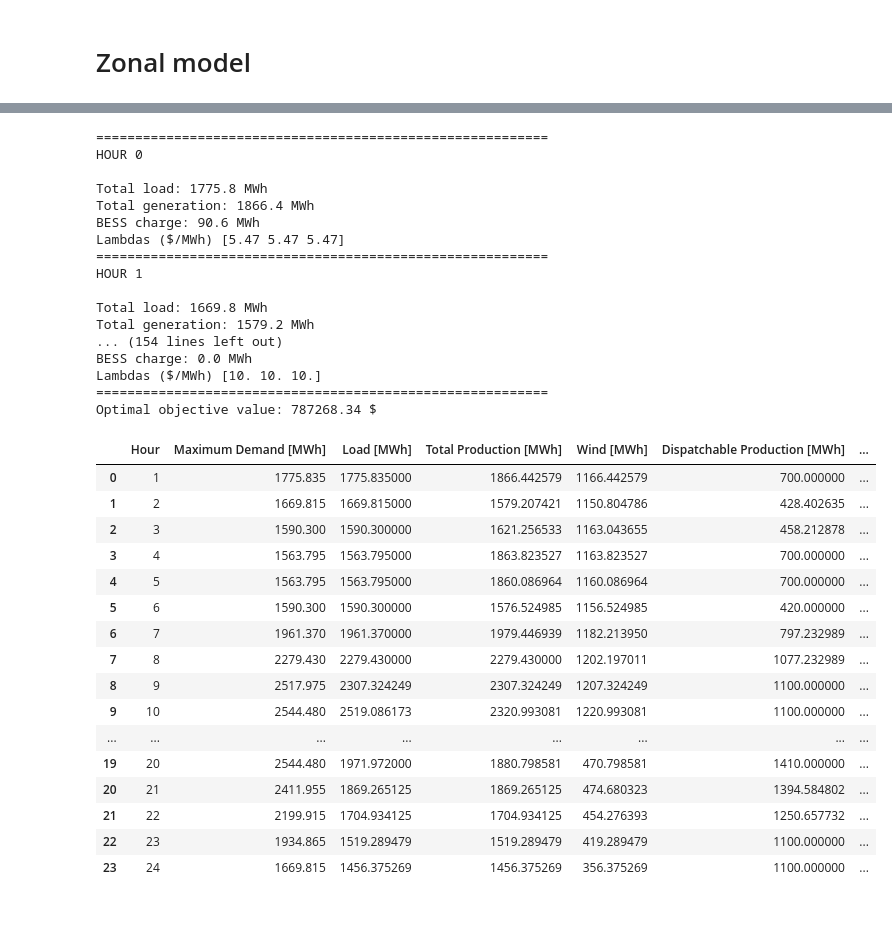
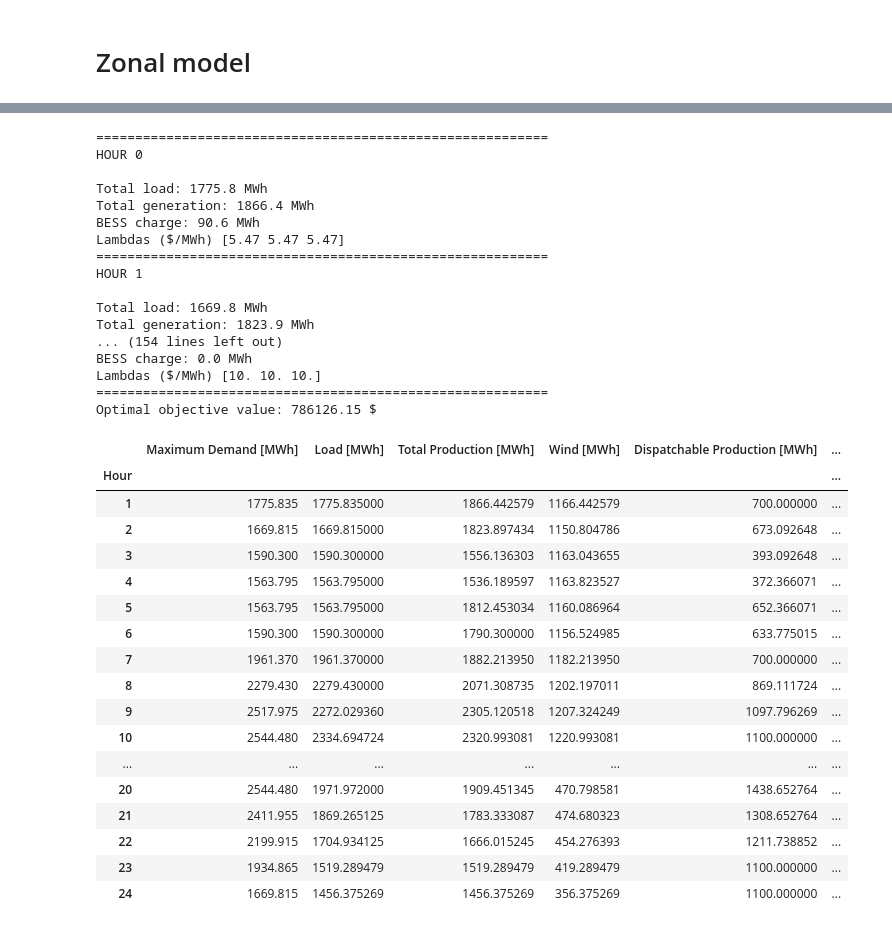
Before and after one commit to Hvid1999/46755, a Jupyter notebook: Assignment 1/task_4.ipynb, the cells around one changed output, grey strips where cells are left out. Saved outputs shown, nothing was run; the diff lists cells and outputs as text; code cells hidden in the pictures.

Commit message:
Fixed zonal flows and added a zonal overview printout

```diff
--- a/Assignment 1/task_4.ipynb
+++ b/Assignment 1/task_4.ipynb
@@ -527,13 +524,16 @@ plt.show()
 ZONE_NODES = {
     0: [1, 2, 3, 4, 5, 6, 7, 8, 9, 10],
     1: [11, 12, 13, 14, 15, 19, 20, 23, 24],
-    2: [16, 17, 18, 21, 22]} # NOTE zero-indexed
+    2: [16, 17, 18, 21, 22]} # NOTE that the nodes are 1-indexed
 Z = 3 #number of zones
 
 ATC = {
     (0, 1): 500,
     (0, 2): 500,
-    (1, 2): 500
+    (1, 0): 500,
+    (1, 2): 500,
+    (2, 0): 500,
+    (2, 1): 500
 }
 
 SOC_max = 100 # Maximum SOC capacity of each battery (MWh)
@@ -566,18 +566,24 @@ m.setObjective(obj, direction)
 for t in range(T):
     m.addConstrs(gb.quicksum(p_D[d,t] for d in range(D) if (load_distribution.loc[d, 'Node'] in ZONE_NODES[a]))
                     - gb.quicksum(p_G[g,t] for g in range(G) if (gen_nodes.loc[g, 'Node'] in ZONE_NODES[a]))
-                    + gb.quicksum(p_B[b,t] for b in range(B) if (BESS_NODES[b] in ZONE_NODES[a]))
-                    + gb.quicksum(flow[a,j,t] for j in range(Z) if a != j)
-                    - gb.quicksum(flow[j,a,t] for j in range(Z) if a != j)
+                    + gb.quicksum(p_B[b,t] for b in range(B) if ((BESS_NODES[b] + 1) in ZONE_NODES[a])) #note that BESS_NODES is 0-indexed, while the nodes are 1-indexed, so we add 1
+                    + gb.quicksum(flow[a,j,t] for j in range(Z) if a != j) #flow out of the area is "demand"
                     == 0 for a in range(Z))
 
-#The sum of all flows from each zone to all other zones must be zero
-#m.addConstrs(gb.quicksum(flow[a,j,t] for a in range(Z) if a != j) == 0 for j in range(Z) for t in range(T))
+#============= Cross-zonal flow =============
+#no flow from a zone to itself
+for t in range(T):
+    for a in range(Z):
+        flow[a,a,t].lb = 0
+        flow[a,a,t].ub = 0
 
-#============= Cross-zonal flow constraints (ATC) =============
+#Flow in one direction is equal to the negative flow in the opposite direction
+m.addConstrs(flow[a,b,t] == -1 * flow[b,a,t] for a in range(Z) for b in range(Z) if a != b for t in range(T))
+
+#ATC (Available Transmission Capacity) constraints
 for t in range(T):
-    m.addConstrs(flow[a,b,t] <= ATC[(a,b)] for a in range(Z) for b in range(a,Z) if a != b)
-    m.addConstrs(flow[a,b,t] >= -1 * ATC[(a,b)] for a in range(Z) for b in range(a,Z) if a != b)
+    m.addConstrs(flow[a,b,t] <= ATC[(a,b)] for a in range(Z) for b in range(Z) if a != b)
+    m.addConstrs(flow[a,b,t] >= -1 * ATC[(a,b)] for a in range(Z) for b in range(Z) if a != b)
 
 #============= Generator limits and ramping constraints ============
 m.addConstrs(p_G[g,t] <= (gen_data['P max MW'].iloc[g]) for g in range(GC) for t in range(T)) #conventinal generator upper limits
@@ -703,13 +709,13 @@ if m.status == gb.GRB.OPTIMAL:
 
         zone_flows = pd.DataFrame(columns=['From', 'To', 'Flow', 'Loading Percentage'])
         for a in range(Z):
-            for b in range(a, Z): #Avoid duplicates by starting the indexing of b at a
+            for b in range(Z): #Avoid duplicates by starting the indexing of b at a
                     if (a != b):
                         zonal_flow = flow[a,b,t].x #flow from a to b
 
                         loading_percentage = (abs(zonal_flow) / ATC[(a,b)]) * 100
 
-                        new_row = {'From': [a], 'To': [b], 'Flow': [zonal_flow], 'Loading Percentage':loading_percentage}
+                        new_row = {'From': [a + 1], 'To': [b + 1], 'Flow': [zonal_flow], 'Loading Percentage':loading_percentage}
                         zone_flows = pd.concat([zone_flows, pd.DataFrame(new_row)], axis=0)
         lambda_df = pd.DataFrame(data=np.zeros(Z), columns=['lambda'])
         lambda_hour = np.array(dual_values[(0 + t * Z) : (Z + t * Z)]) #due to per-unitization, they are 100 (S_BASE_MVA) times larger than the actual values
@@ -752,50 +758,51 @@ if m.status == gb.GRB.OPTIMAL:
         print("Total load: %.1f MWh" % sum_load)
         print("Total generation: %.1f MWh" % sum_production)
         print("BESS charge: %.1f MWh" % sum_bess_charge)
         print("Lambdas ($/MWh)", lambda_hour)
 
 
     print('==========================================================')
     print("Optimal objective value: %.2f $" % m.objVal)
-
+    overview = overview.set_index('Hour')
     results['overview'] = overview.copy(deep=True)
 
 else:
     print("Optimization was not successful.")
 
 overview
 # %% [output]
 ==========================================================
 HOUR 0
 
 Total load: 1775.8 MWh
 Total generation: 1866.4 MWh
 BESS charge: 90.6 MWh
 Lambdas ($/MWh) [5.47 5.47 5.47]
 ==========================================================
 HOUR 1
 
 Total load: 1669.8 MWh
-Total generation: 1579.2 MWh
+Total generation: 1823.9 MWh
 ... (154 lines left out)
 BESS charge: 0.0 MWh
 Lambdas ($/MWh) [10. 10. 10.]
 ==========================================================
-Optimal objective value: 787268.34 $
+Optimal objective value: 786126.15 $
-|  | Hour | Maximum Demand [MWh] | Load [MWh] | Total Production [MWh] | Wind [MWh] | Dispatchable Production [MWh] | ... |
-| 0 | 1 | 1775.835 | 1775.835000 | 1866.442579 | 1166.442579 | 700.000000 | ... |
-| 1 | 2 | 1669.815 | 1669.815000 | 1579.207421 | 1150.804786 | 428.402635 | ... |
-| 2 | 3 | 1590.300 | 1590.300000 | 1621.256533 | 1163.043655 | 458.212878 | ... |
-| 3 | 4 | 1563.795 | 1563.795000 | 1863.823527 | 1163.823527 | 700.000000 | ... |
-| 4 | 5 | 1563.795 | 1563.795000 | 1860.086964 | 1160.086964 | 700.000000 | ... |
-| 5 | 6 | 1590.300 | 1590.300000 | 1576.524985 | 1156.524985 | 420.000000 | ... |
-| 6 | 7 | 1961.370 | 1961.370000 | 1979.446939 | 1182.213950 | 797.232989 | ... |
-| 7 | 8 | 2279.430 | 2279.430000 | 2279.430000 | 1202.197011 | 1077.232989 | ... |
-| 8 | 9 | 2517.975 | 2307.324249 | 2307.324249 | 1207.324249 | 1100.000000 | ... |
-| 9 | 10 | 2544.480 | 2519.086173 | 2320.993081 | 1220.993081 | 1100.000000 | ... |
-| ... | ... | ... | ... | ... | ... | ... | ... |
-| 19 | 20 | 2544.480 | 1971.972000 | 1880.798581 | 470.798581 | 1410.000000 | ... |
-| 20 | 21 | 2411.955 | 1869.265125 | 1869.265125 | 474.680323 | 1394.584802 | ... |
-| 21 | 22 | 2199.915 | 1704.934125 | 1704.934125 | 454.276393 | 1250.657732 | ... |
-| 22 | 23 | 1934.865 | 1519.289479 | 1519.289479 | 419.289479 | 1100.000000 | ... |
-| 23 | 24 | 1669.815 | 1456.375269 | 1456.375269 | 356.375269 | 1100.000000 | ... |
+|  | Maximum Demand [MWh] | Load [MWh] | Total Production [MWh] | Wind [MWh] | Dispatchable Production [MWh] | ... |
+| Hour |  |  |  |  |  | ... |
+| 1 | 1775.835 | 1775.835000 | 1866.442579 | 1166.442579 | 700.000000 | ... |
+| 2 | 1669.815 | 1669.815000 | 1823.897434 | 1150.804786 | 673.092648 | ... |
+| 3 | 1590.300 | 1590.300000 | 1556.136303 | 1163.043655 | 393.092648 | ... |
+| 4 | 1563.795 | 1563.795000 | 1536.189597 | 1163.823527 | 372.366071 | ... |
+| 5 | 1563.795 | 1563.795000 | 1812.453034 | 1160.086964 | 652.366071 | ... |
+| 6 | 1590.300 | 1590.300000 | 1790.300000 | 1156.524985 | 633.775015 | ... |
+| 7 | 1961.370 | 1961.370000 | 1882.213950 | 1182.213950 | 700.000000 | ... |
+| 8 | 2279.430 | 2279.430000 | 2071.308735 | 1202.197011 | 869.111724 | ... |
+| 9 | 2517.975 | 2272.029360 | 2305.120518 | 1207.324249 | 1097.796269 | ... |
+| 10 | 2544.480 | 2334.694724 | 2320.993081 | 1220.993081 | 1100.000000 | ... |
+| ... | ... | ... | ... | ... | ... | ... |
+| 20 | 2544.480 | 1971.972000 | 1909.451345 | 470.798581 | 1438.652764 | ... |
+| 21 | 2411.955 | 1869.265125 | 1783.333087 | 474.680323 | 1308.652764 | ... |
+| 22 | 2199.915 | 1704.934125 | 1666.015245 | 454.276393 | 1211.738852 | ... |
+| 23 | 1934.865 | 1519.289479 | 1519.289479 | 419.289479 | 1100.000000 | ... |
+| 24 | 1669.815 | 1456.375269 | 1456.375269 | 356.375269 | 1100.000000 | ... |
```
Also changed, not shown: parts of 6 cells of this notebook.
